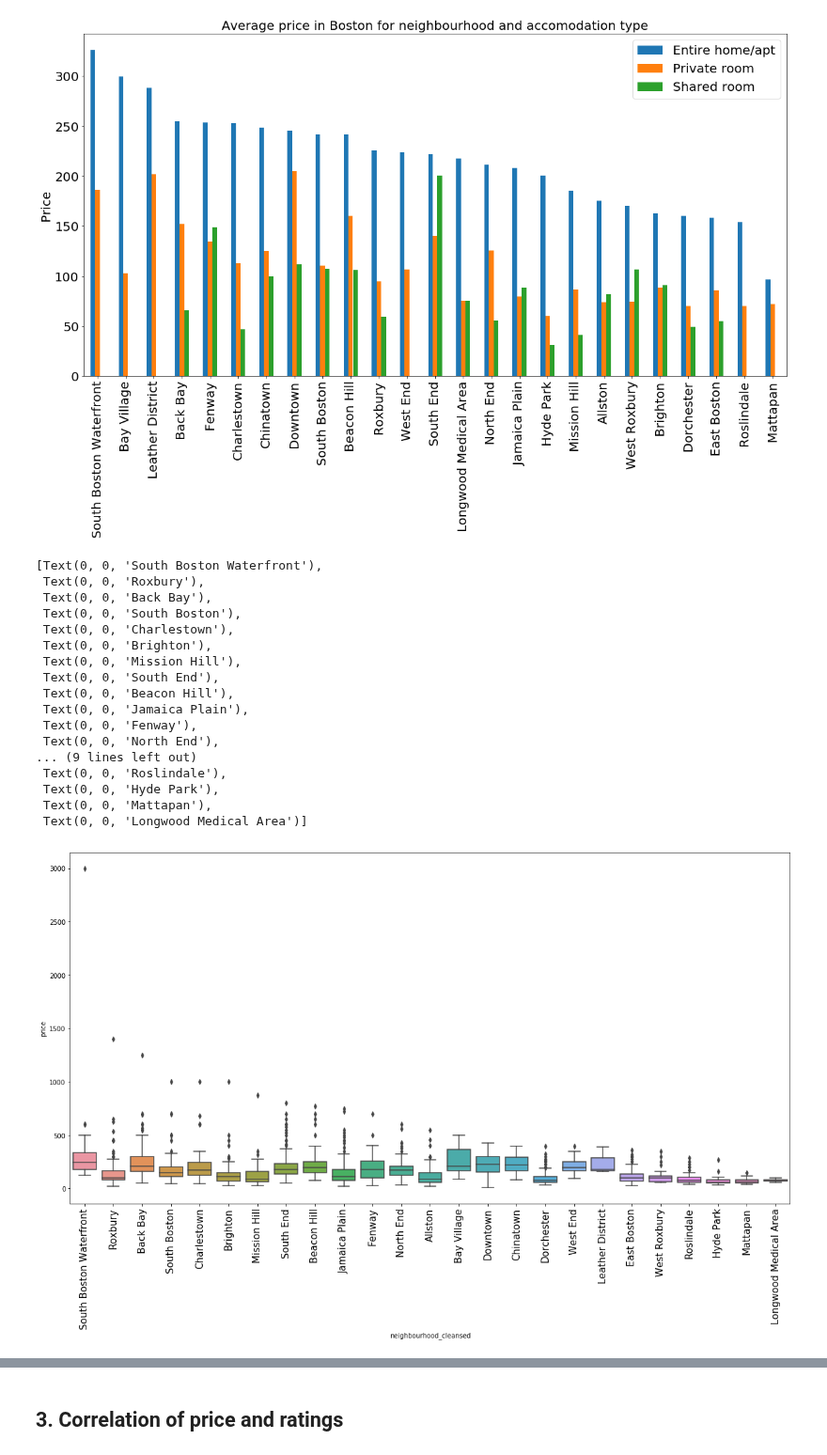
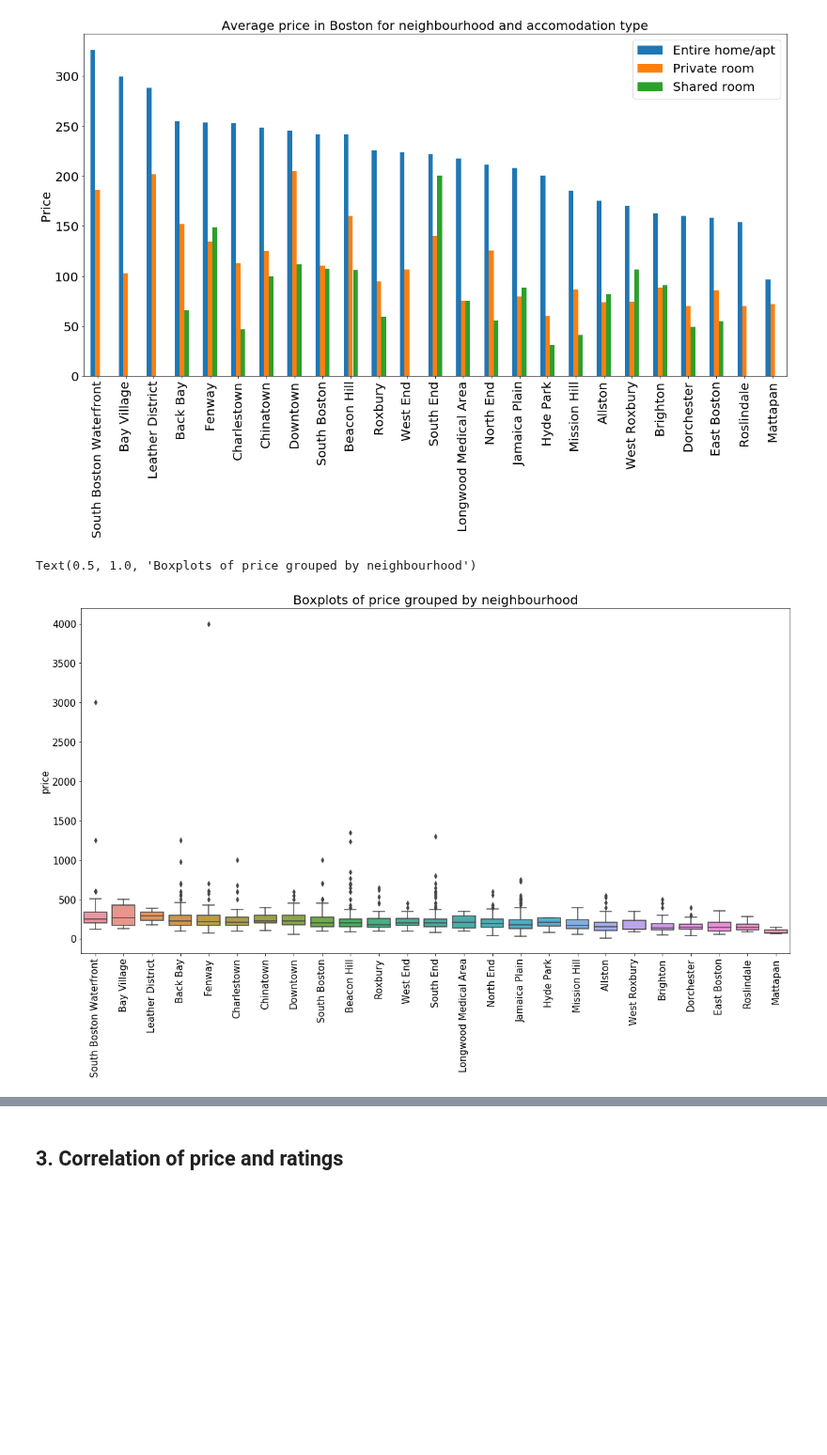
Before and after one commit to Duratorre/AirBnB-Data-Analysis, a Jupyter notebook: Analysis.ipynb, the cells around one changed output, grey strips where cells are left out. Shown at 94% size. Cells and saved outputs as stored; diff of their text form; code cells hidden in the pictures; blank space fills up the shorter version.

```diff
--- a/Analysis.ipynb
+++ b/Analysis.ipynb
@@ -457,33 +443,19 @@ plt.ylabel('Price', fontsize=20)
 # %% [output]
 Text(0, 0.5, 'Price')
 [figure]
-# %%
-figure(figsize=(20,10))
-df_lis_bos_box = df_lis_bos_compare[df_lis_compare.room_type == 'Entire home/apt']
-#df_lis_box['neighbourhood'] = df_lis_box['neighbourhood_cleansed']
-
-ax = sns.boxplot(y='price', x='neighbourhood_cleansed',
-                 data=df_lis_bos_box.sort_values(by='price', ascending=False))
-                 #palette="colorblind",
-                 #hue='neighbourhood_cleansed')
-ax.set_xticklabels(ax.get_xticklabels(), rotation=90, fontsize=15)
-# %% [output]
-[Text(0, 0, 'South Boston Waterfront'),
- Text(0, 0, 'Roxbury'),
- Text(0, 0, 'Back Bay'),
- Text(0, 0, 'South Boston'),
- Text(0, 0, 'Charlestown'),
- Text(0, 0, 'Brighton'),
- Text(0, 0, 'Mission Hill'),
- Text(0, 0, 'South End'),
- Text(0, 0, 'Beacon Hill'),
- Text(0, 0, 'Jamaica Plain'),
- Text(0, 0, 'Fenway'),
- Text(0, 0, 'North End'),
-... (9 lines left out)
- Text(0, 0, 'Roslindale'),
- Text(0, 0, 'Hyde Park'),
- Text(0, 0, 'Mattapan'),
- Text(0, 0, 'Longwood Medical Area')]
-[figure, removed]
+# %%
+figure(figsize=(20,10))
+df_lis_bos_box = df_lis_bos_compare[df_lis_bos_compare.room_type == 'Entire home/apt']
+df_lis_bos_sort = df_lis_bos_box.groupby(['neighbourhood_cleansed']).mean().sort_values(by='price', ascending=False)
+
+# make a boxplot
+sns.boxplot(y='price', x='neighbourhood_cleansed', data=df_lis_bos_box, order=df_lis_bos_sort.index)
+plt.xticks(rotation=90, fontsize=15)
+plt.yticks(fontsize=15)
+plt.ylabel('price', fontsize=15)
+plt.xlabel('')
+plt.title('Boxplots of price grouped by neighbourhood', fontsize=20)
+# %% [output]
+Text(0.5, 1.0, 'Boxplots of price grouped by neighbourhood')
+[figure, added]
 # %% [markdown]
```
Also changed, not shown: parts of 8 cells of this notebook.
